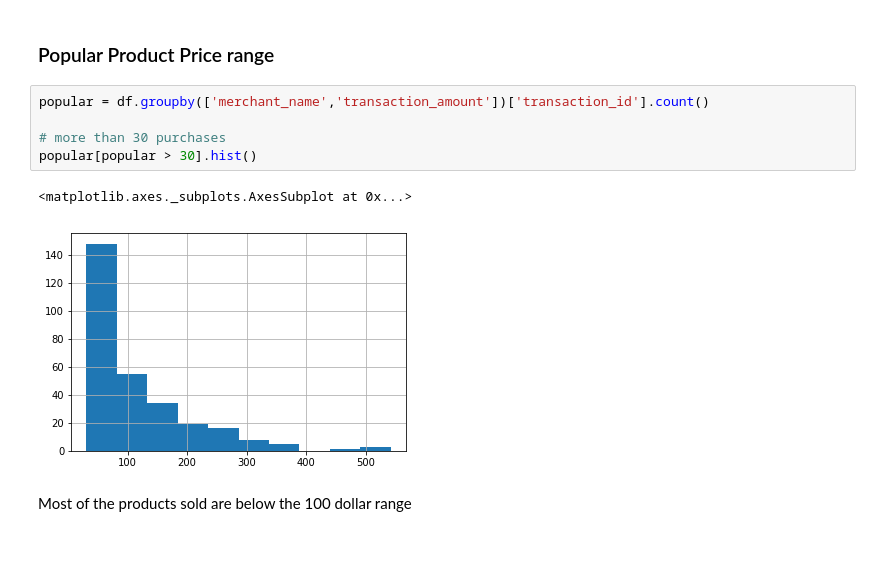
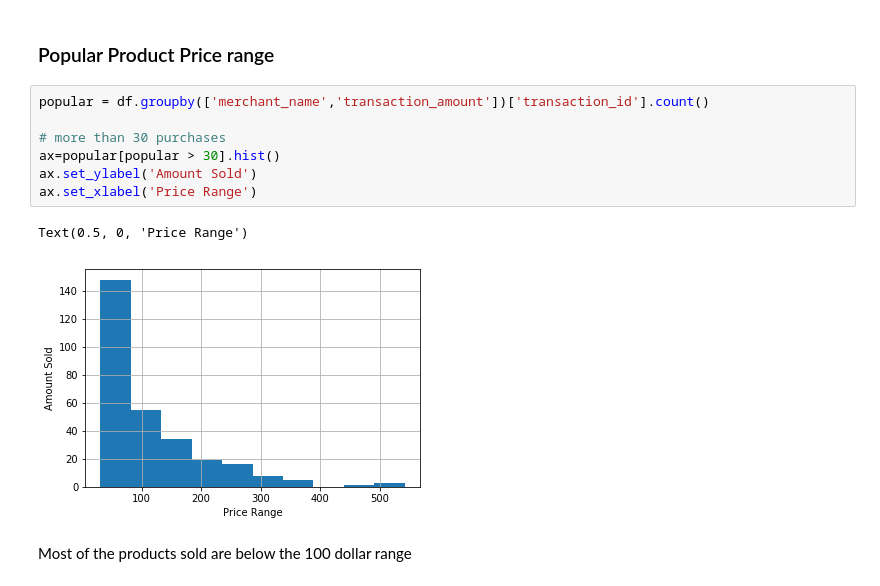
Before and after one commit to GetCurious/expert-train, a Jupyter notebook: PersonalStuff/FaveBI - Asignment/NatonChin - FBI Section A (Transaction).ipynb, the cells around one changed output. Cells and saved outputs as stored; diff of their text form; blank space fills up the shorter version.

```diff
--- a/PersonalStuff/FaveBI - Asignment/NatonChin - FBI Section A (Transaction).ipynb
+++ b/PersonalStuff/FaveBI - Asignment/NatonChin - FBI Section A (Transaction).ipynb
@@ -241,11 +242,13 @@ dtype: int64
 # %%
 popular = df.groupby(['merchant_name','transaction_amount'])['transaction_id'].count()
 
 # more than 30 purchases
-popular[popular > 30].hist()
+ax=popular[popular > 30].hist()
+ax.set_ylabel('Amount Sold')
+ax.set_xlabel('Price Range')
 # %% [output]
-<matplotlib.axes._subplots.AxesSubplot at 0x...>
+Text(0.5, 0, 'Price Range')
-[figure, old version]
+[figure, new version]
 # %% [markdown]
 Most of the products sold are below the 100 dollar range
 # %% [markdown]
```
Also changed, not shown: parts of 10 cells of this notebook.
